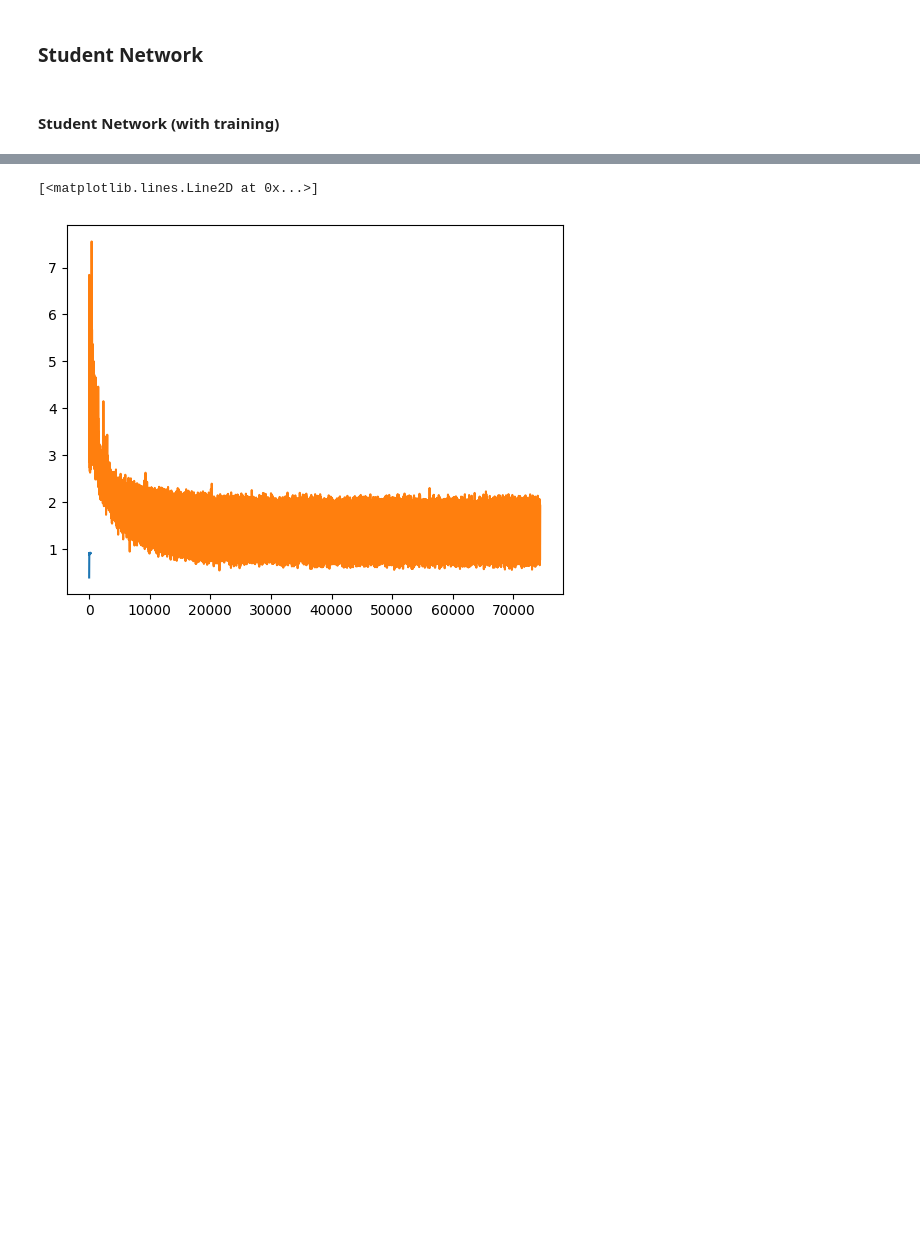
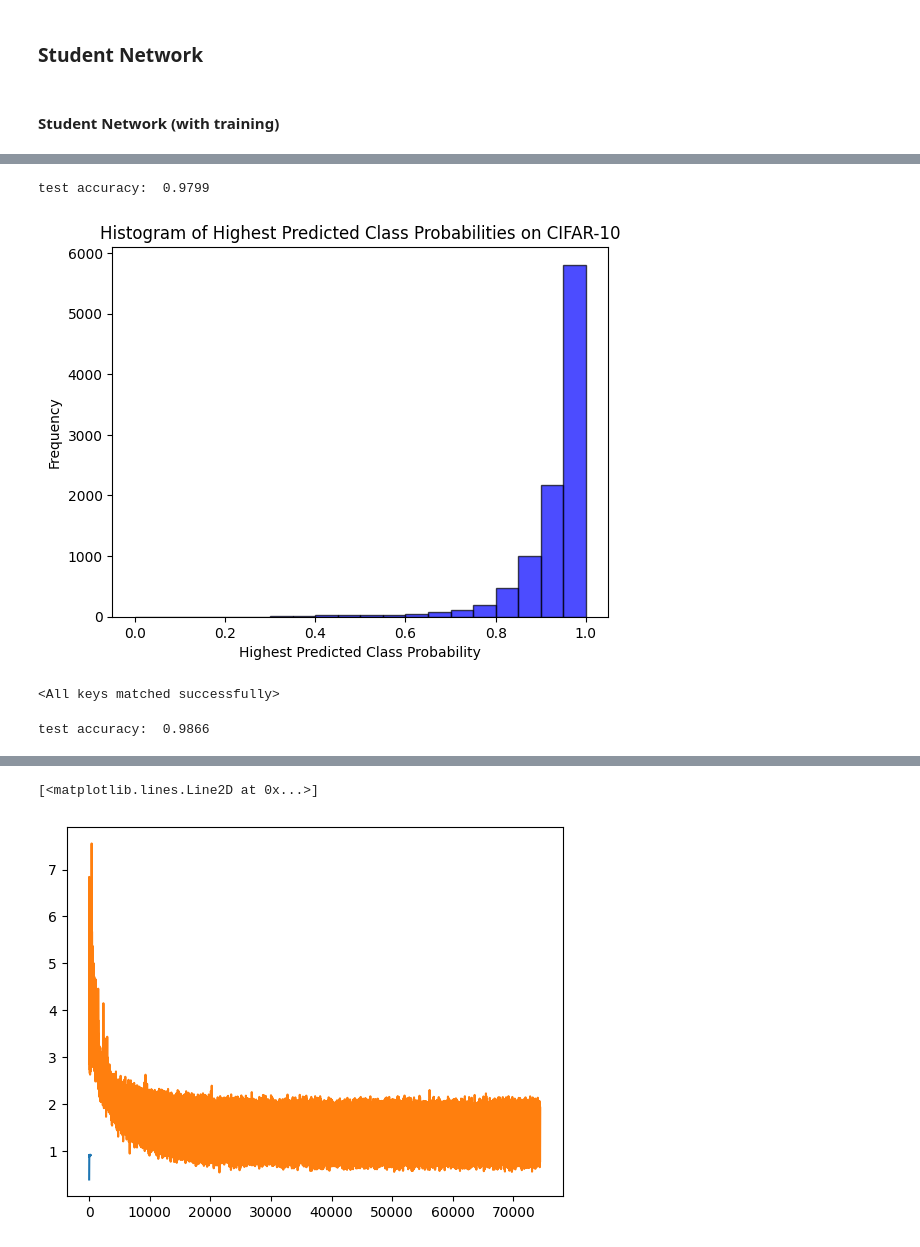
Before and after one commit to jiangqiw/DSC180B_Q2_Project, a Jupyter notebook: distill_teacher.ipynb, the cells around one changed output, grey strips where cells are left out. Saved outputs shown, nothing was run; the diff lists cells and outputs as text; code cells hidden in the pictures; blank space fills up the shorter version.

```diff
--- a/distill_teacher.ipynb
+++ b/distill_teacher.ipynb
@@ -125,7 +125,7 @@ import torchvision.transforms as transforms
 # Set up transformations for CIFAR-100
 transform_train = transforms.Compose(
     [
-        #transforms.RandomCrop(32, padding=4),  # Randomly crop with padding of 4 pixels
+        transforms.RandomCrop(32, padding=4),  # Randomly crop with padding of 4 pixels
         transforms.RandomHorizontalFlip(),     # Random horizontal flip
         transforms.ToTensor(),                 # Convert to PyTorch tensor
         transforms.Normalize(
@@ -327,3 +331,64 @@ count_parameters(teacher_net)
+# %%
+teacher_net = networks.TeacherNetworkBiT(size='R101x1')
+teacher_net = teacher_net.to(fast_device)
+
+
+reproducibilitySeed()
+_, test_accuracy = utils.getLossAccuracyOnDataset(teacher_net, test_loader, fast_device)
+print('test accuracy: ', test_accuracy)
+# %% [output]
+test accuracy:  0.9799
+# %%
+probs = []
+
+
+with torch.no_grad():
+    for images, _ in test_loader:
+        images = images.to(fast_device)
+        outputs = teacher_net(images)
+        probabilities = torch.nn.functional.softmax(outputs, dim=1)
+        max_probs, _ = torch.max(probabilities, dim=1)
+        probs.extend(max_probs.cpu().numpy())
+
+# Plot histogram of highest predicted class probabilities
+plt.hist(probs, bins=np.linspace(0, 1, 21), alpha=0.7, color='b', edgecolor='black')
+plt.xlabel('Highest Predicted Class Probability')
+plt.ylabel('Frequency')
+plt.title('Histogram of Highest Predicted Class Probabilities on CIFAR-10')
+plt.show()
+# %% [output]
+[figure, added]
+# %%
+import timm
+net = timm.create_model("vit_base_patch16_384", pretrained=True)
+net.head = nn.Linear(net.head.in_features, 10)
+checkpoint = torch.load('vit_cifar10_finetune.t7')
+
+net.load_state_dict(checkpoint['model'])
+# %% [output]
+<All keys matched successfully>
+# %%
+class TeacherNetworkViT(nn.Module):
+    def __init__(self):
+        super(TeacherNetworkViT, self).__init__()
+        self.model = timm.create_model("vit_base_patch16_384", pretrained=True)
+        self.model.head = nn.Linear(net.head.in_features, 10)
+        checkpoint = torch.load('vit_cifar10_finetune.t7')
+        self.model.load_state_dict(checkpoint['model'])
+        self.resize = transforms.Resize(384)
+
+    def forward(self, x):
+        x = self.resize(x)
+        return self.model(x)
+
+
+teacher_net = TeacherNetworkViT()
+teacher_net.to(fast_device)
+reproducibilitySeed()
+_, test_accuracy = utils.getLossAccuracyOnDataset(teacher_net, test_loader, fast_device)
+print('test accuracy: ', test_accuracy)
+# %% [output]
+test accuracy:  0.9866
 # %%
 num_epochs = 400
 
```
Also changed, not shown: parts of 6 cells of this notebook, 15 other files.
